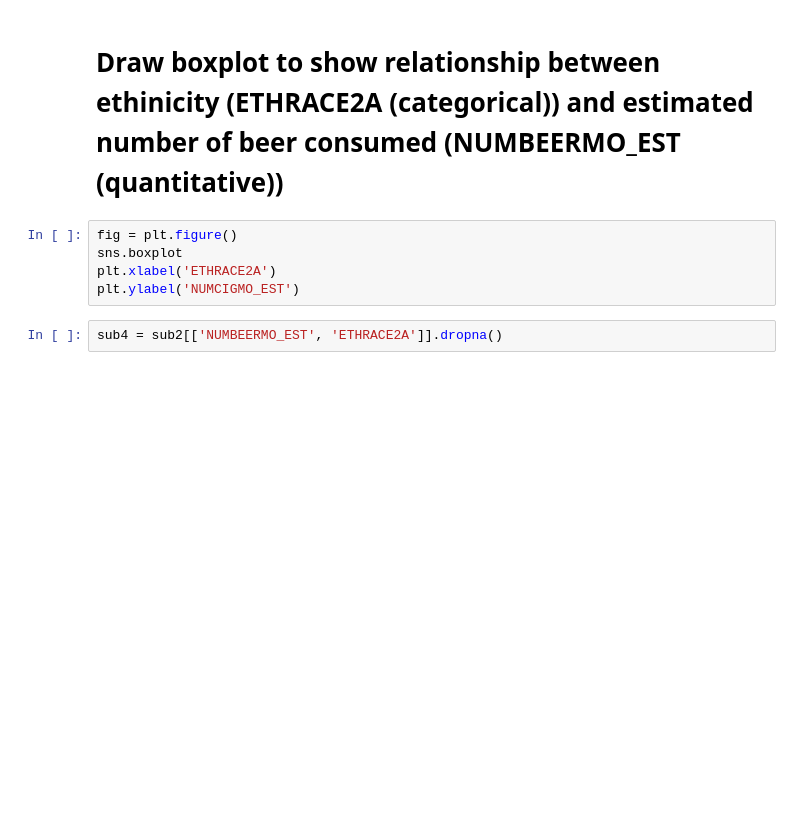
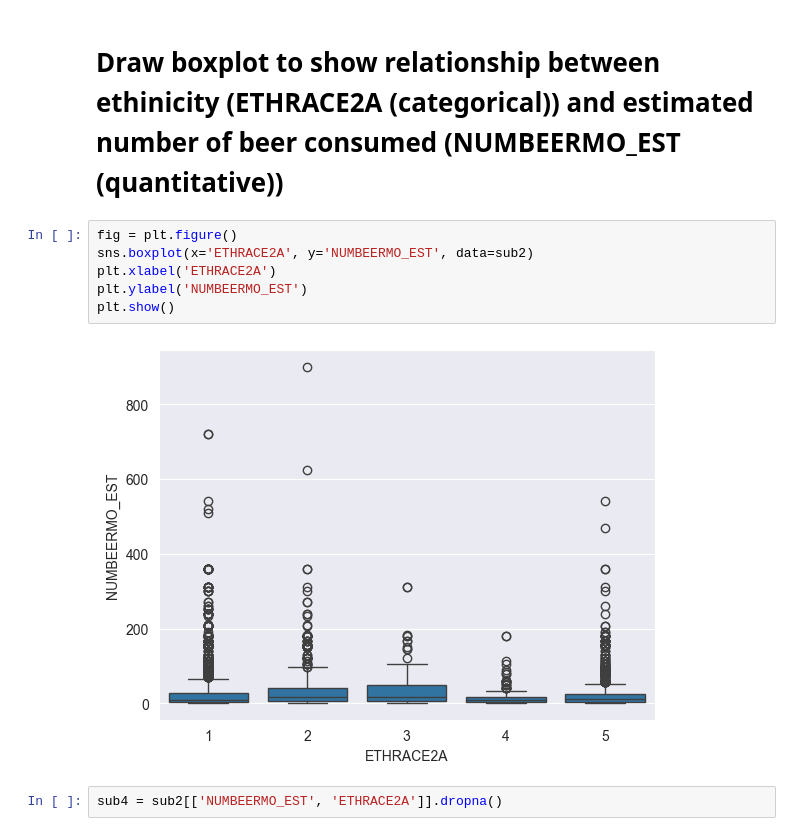
Before and after one commit to elijahangJCU/Information-Processing-Data-Viz, a Jupyter notebook: Week 5/Practical5-template.ipynb, the cells around one changed output. Saved outputs shown, nothing was run; the diff lists cells and outputs as text; blank space fills up the shorter version.

```diff
--- a/Week 5/Practical5-template.ipynb
+++ b/Week 5/Practical5-template.ipynb
@@ -78,9 +125,12 @@ sub2['ETHRACE2A']=sub2['ETHRACE2A'].cat.rename_categories(["White", "Black", "Na
 # Draw boxplot to show relationship between ethinicity (ETHRACE2A (categorical)) and estimated number of beer consumed (NUMBEERMO_EST (quantitative))
 # %%
 fig = plt.figure()
-sns.boxplot
+sns.boxplot(x='ETHRACE2A', y='NUMBEERMO_EST', data=sub2)
 plt.xlabel('ETHRACE2A')
-plt.ylabel('NUMCIGMO_EST')
+plt.ylabel('NUMBEERMO_EST')
+plt.show()
+# %% [output]
+[figure, added]
 # %%
 sub4 = sub2[['NUMBEERMO_EST', 'ETHRACE2A']].dropna()
 # %% [markdown]
```
Also changed, not shown: parts of 10 cells of this notebook, 1 other file.
